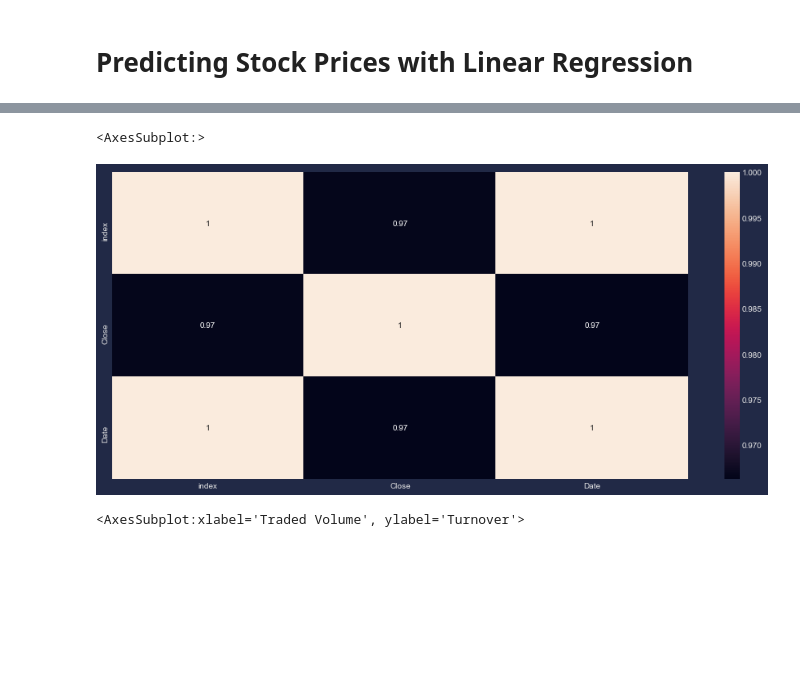
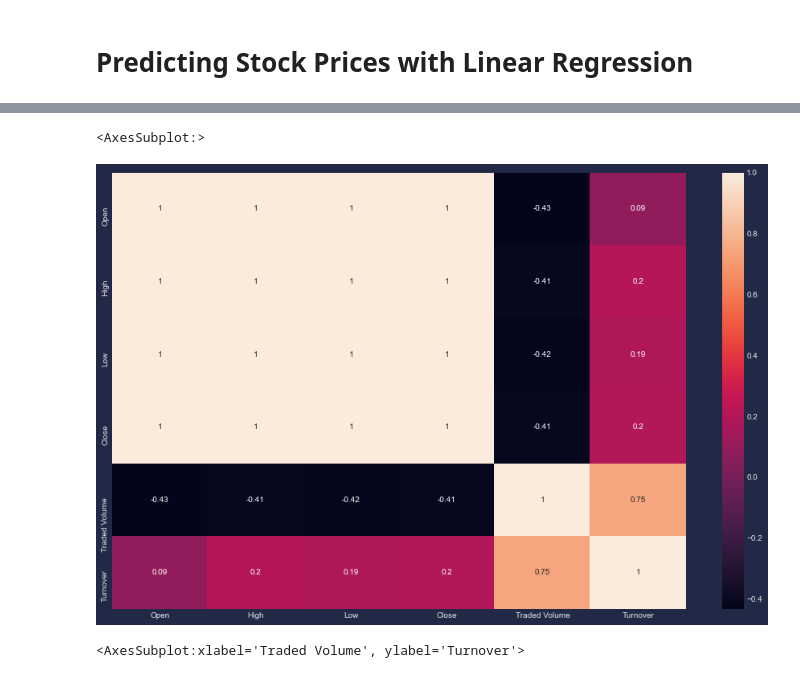
Before and after one commit to isahaji/btc_pricepred_lr, a Jupyter notebook: main.ipynb, the cells around one changed output, grey strips where cells are left out. Saved outputs shown, nothing was run; the diff lists cells and outputs as text; code cells hidden in the pictures; blank space fills up the shorter version.

```diff
--- a/main.ipynb
+++ b/main.ipynb
@@ -30,14 +30,14 @@ data.head()
 | 3 | 2009-03-12 | 26.15 | 26.47 | 25.82 | 26.18 | NaN | 6294955.0 | 164489409.0 | NaN | ... |
 | 4 | 2009-03-13 | 26.01 | 26.24 | 25.65 | 25.73 | NaN | 6814568.0 | 176228331.0 | NaN | ... |
 # %%
-pd.DataFrame(df.corr()['Date']).sort_values(by='Date',ascending=False)
+pd.DataFrame(data.corr()['Close']).sort_values(by='Close')
 def resizeplot(l,a):
     plt.figure(figsize=(l,a))
-resizeplot(16,7)
-sns.heatmap(df.corr(),annot=True)
+
+sns.heatmap(data.corr(),annot=True)
 # %% [output]
 <AxesSubplot:>
-[figure, old version]
+[figure, new version]
 # %%
 sns.lineplot(x="Traded Volume", y="Turnover",
              data=data)
```
Also changed, not shown: parts of 8 cells of this notebook.
